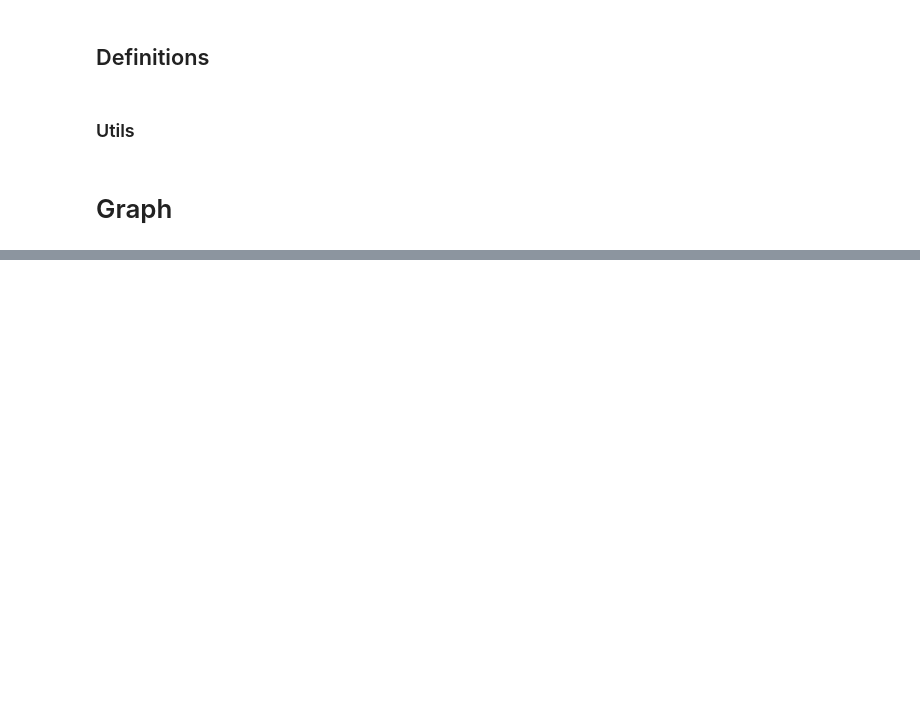
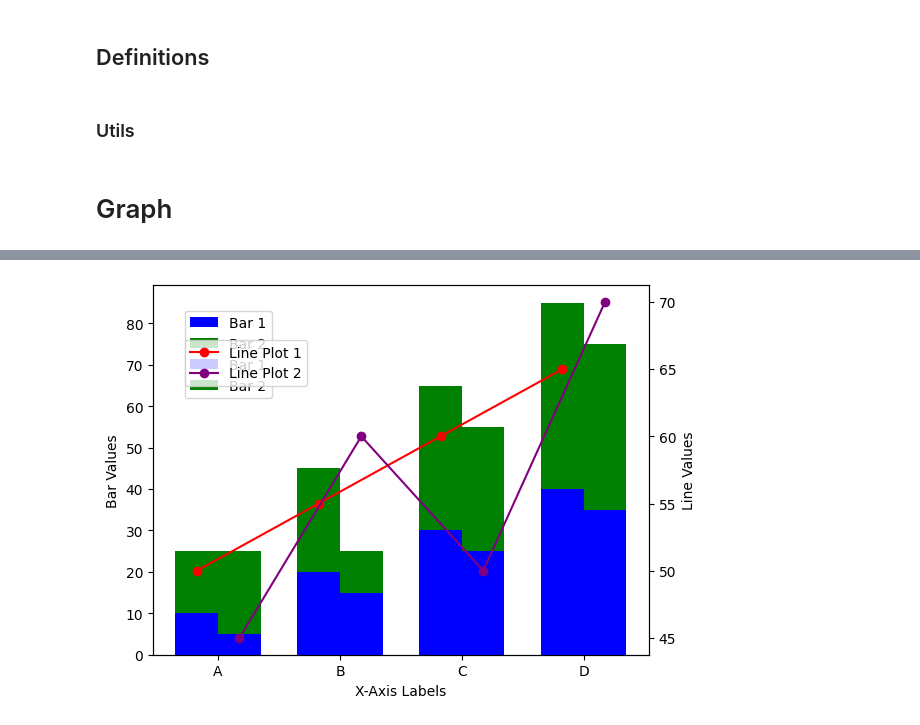
Before and after one commit to MaeSosto/QueerBench, a Jupyter notebook: src/queer_graph.ipynb, the cells around one changed output, grey strips where cells are left out. Cells and saved outputs as stored; diff of their text form; code cells hidden in the pictures; blank space fills up the shorter version.

```diff
--- a/src/queer_graph.ipynb
+++ b/src/queer_graph.ipynb
@@ -161,0 +299,72 @@ error_bar(MODELS_NAMES)
+# %%
+import matplotlib.pyplot as plt
+import numpy as np
+
+def draw_double_bar_and_double_line_graph(x_labels, bar_data1, bar_data2, line_data1, line_data2):
+    """
+    Create a graph with two bars and two lines per x-axis element.
+
+    Args:
+    - x_labels: Labels for the x-axis.
+    - bar_data1: List of lists for the first set of stacked bars.
+    - bar_data2: List of lists for the second set of stacked bars.
+    - line_data1: List of values for the first line plot.
+    - line_data2: List of values for the second line plot.
+
+    Returns:
+    - None (displays the graph).
+    """
+    # Set the width of the bars
+    bar_width = 0.35
+
+    # Create an array of x values for the bars
+    x = np.arange(len(x_labels))
+
+    # Create the figure and axis objects
+    fig, ax1 = plt.subplots()
+
+    # Predefined colors for bars and lines
+    bar_colors = ['blue', 'green']
+    line_colors = ['red', 'purple']
+
+    # Create the first set of bars
+    bottom1 = np.zeros(len(x_labels))
+    for i, data in enumerate(bar_data1):
+        ax1.bar(x - bar_width/2, data, width=bar_width, label=f'Bar {i+1}', color=bar_colors[i], bottom=bottom1)
+        bottom1 += data
+
+    # Create the second set of bars
+    bottom2 = np.zeros(len(x_labels))
+    for i, data in enumerate(bar_data2):
+        ax1.bar(x + bar_width/2, data, width=bar_width, label=f'Bar {i+1}', color=bar_colors[i], bottom=bottom2)
+        bottom2 += data
+
+    # Create the first set of line plots
+    ax2 = ax1.twinx()  # Create a twin y-axis
+    ax2.plot(x - bar_width/2, line_data1, marker='o', color=line_colors[0], label='Line Plot 1')
+
+    # Create the second set of line plots
+    ax2.plot(x + bar_width/2, line_data2, marker='o', color=line_colors[1], label='Line Plot 2')
+
+    # Set labels and legends
+    ax1.set_xlabel('X-Axis Labels')
+    ax1.set_ylabel('Bar Values', color='black')
+    ax2.set_ylabel('Line Values', color='black')
+    ax1.set_xticks(x)
+    ax1.set_xticklabels(x_labels)
+    ax1.legend(loc='upper left', bbox_to_anchor=(0.05, 0.95))
+    ax2.legend(loc='upper left', bbox_to_anchor=(0.05, 0.87))
+
+    # Show the graph
+    plt.show()
+
+# Example usage:
+x_labels = ['A', 'B', 'C', 'D']
+bar_data1 = [[10, 20, 30, 40], [15, 25, 35, 45]]
+bar_data2 = [[5, 15, 25, 35], [20, 10, 30, 40]]
+line_data1 = [50, 55, 60, 65]
+line_data2 = [45, 60, 50, 70]
+
+draw_double_bar_and_double_line_graph(x_labels, bar_data1, bar_data2, line_data1, line_data2)
+# %% [output]
+[figure, added]
```
Also changed, not shown: parts of 6 cells of this notebook, 35 other files.
